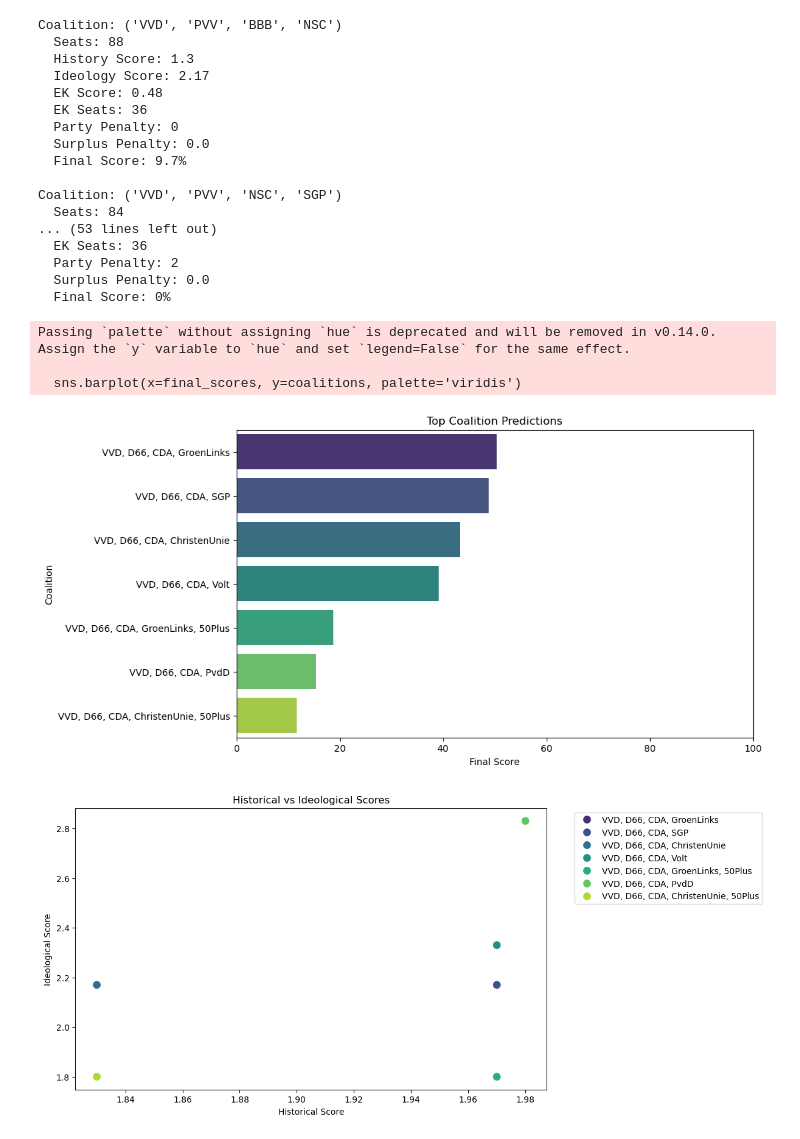
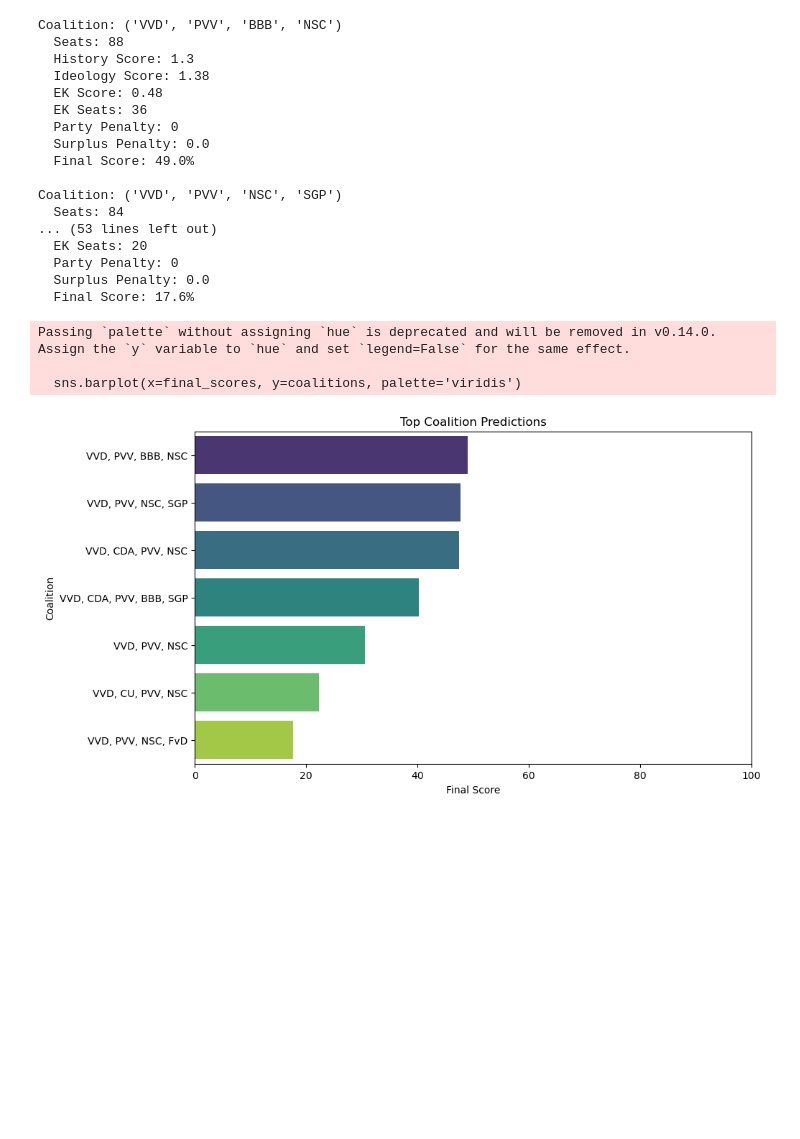
Before and after one commit to merijnvervoorn/coalitie-voorspeller, a Jupyter notebook: coalition-output.ipynb, the cells around one changed output. Saved outputs shown, nothing was run; the diff lists cells and outputs as text; code cells hidden in the pictures; blank space fills up the shorter version.

```diff
--- a/coalition-output.ipynb
+++ b/coalition-output.ipynb
@@ -9,8 +11,7 @@ if __name__ == "__main__":
     # User Input  # <<—— Add the (alleged) seat distribution for the election you want to predict
     seat_distribution = {
         'VVD': 24,
-        'PvdA': 0,
-        'GL': 25,
+        'GL/PvdA': 25,
         'D66': 9,
         'CDA': 5,
         'CU': 3,
@@ -26,7 +27,7 @@ if __name__ == "__main__":
         'JA21': 1
 }
 
-    Jaar = 2023  # <<—— Add the election year for EK seat alignment
+    Jaar = 2023  # <<—— Add the election year for Eerste Kamer seat distribution
 
     predictions = predict_coalitions(
         seat_distribution,
@@ -54,20 +55,20 @@ if __name__ == "__main__":
 Coalition: ('VVD', 'PVV', 'BBB', 'NSC')
   Seats: 88
   History Score: 1.3
-  Ideology Score: 2.17
+  Ideology Score: 1.38
   EK Score: 0.48
   EK Seats: 36
   Party Penalty: 0
   Surplus Penalty: 0.0
-  Final Score: 9.7%
+  Final Score: 49.0%
 
 Coalition: ('VVD', 'PVV', 'NSC', 'SGP')
   Seats: 84
 ... (53 lines left out)
-  EK Seats: 36
-  Party Penalty: 2
+  EK Seats: 20
+  Party Penalty: 0
   Surplus Penalty: 0.0
-  Final Score: 0%
+  Final Score: 17.6%
 # %%
 # parties_2023 = {
         # 'VVD': 24,
@@ -110,39 +111,22 @@ Coalition: ('VVD', 'PVV', 'NSC', 'SGP')
 # %%
 import matplotlib.pyplot as plt
 import seaborn as sns
 
 def plot_coalition_scores(predictions):
     coalitions = [', '.join(p['coalition']) for p in predictions]
     final_scores = [p['final_score'] for p in predictions]
 
     plt.figure(figsize=(10, 6))
     sns.barplot(x=final_scores, y=coalitions, palette='viridis')
     plt.xlabel('Final Score')
     plt.ylabel('Coalition')
     plt.title('Top Coalition Predictions')
     plt.xlim(0, 100)
     plt.show()
 
-
-def plot_historical_vs_ideological(predictions):
-    historical_scores = [p['historical_score'] for p in predictions]
-    ideological_scores = [p['ideology_score'] for p in predictions]
-    coalitions = [', '.join(p['coalition']) for p in predictions]
-
-    plt.figure(figsize=(10, 6))
-    sns.scatterplot(x=historical_scores, y=ideological_scores, hue=coalitions, palette='viridis', s=100)
-    plt.xlabel('Historical Score')
-    plt.ylabel('Ideological Score')
-    plt.title('Historical vs Ideological Scores')
-    plt.legend(bbox_to_anchor=(1.05, 1), loc='upper left')
-    plt.show()
-
-
 plot_coalition_scores(predictions)
-plot_historical_vs_ideological(predictions)
 # %% [output]
 Passing `palette` without assigning `hue` is deprecated and will be removed in v0.14.0. Assign the `y` variable to `hue` and set `legend=False` for the same effect.
 
   sns.barplot(x=final_scores, y=coalitions, palette='viridis')
-[figure, old version]
+[figure, new version]
-[figure, removed]
```
Also changed, not shown: parts of 1 cell of this notebook, 6 other files.
